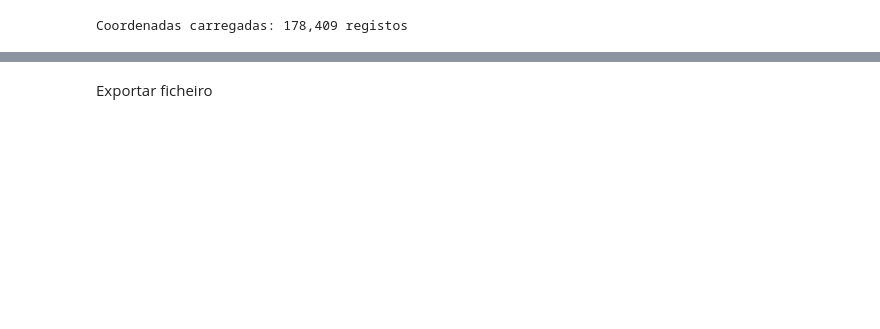
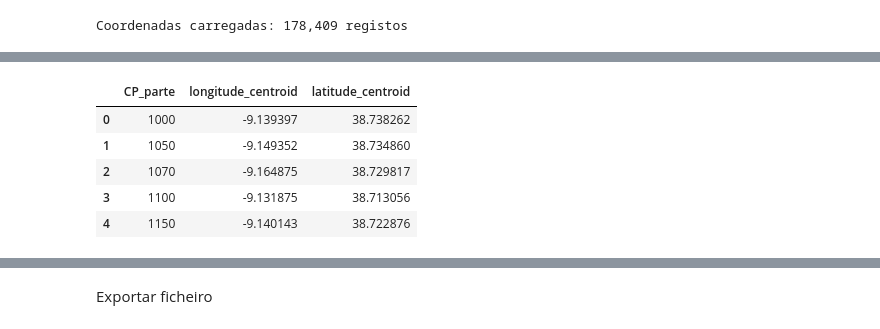
Before and after one commit to ruben-filipe-rocha/Salvesen, a Jupyter notebook: 02.Finance/01_Fin_PBI_inform_27_v2.ipynb, the cells around one changed output, grey strips where cells are left out. Drawn from its saved outputs; the diff is of its cells as text; code cells hidden in the pictures; blank space fills up the shorter version.

```diff
--- a/02.Finance/01_Fin_PBI_inform_27_v2.ipynb
+++ b/02.Finance/01_Fin_PBI_inform_27_v2.ipynb
@@ -474,38 +350,0 @@ JOIN CSV COORDENADAS
-# %%
-import platform
-
-# Detecção do caminho do ficheiro de coordenadas
-if platform.system() == 'Windows':
-    coords_path = r"C:\Users\LISARR\Documents\python\00.Metadados\CP7COORDS_FORMATADO.CSV"
-elif platform.system() == 'Darwin':
-    coords_path = "/Volumes/RR/DB/CP7COORDS_FORMATADO.CSV"
-else:
-    coords_path = "CP7COORDS_FORMATADO.CSV"
-
-# Ler ficheiro de coordenadas
-coords = pd.read_csv(coords_path, sep=';', encoding='utf-8')
-
-# Converter coordenadas de vírgula para ponto
-coords['POINT_X'] = coords['POINT_X'].str.replace(',', '.').astype(float)
-coords['POINT_Y'] = coords['POINT_Y'].str.replace(',', '.').astype(float)
-
-print(f"Coordenadas carregadas: {len(coords):,} registos")
-
-# Preparar dados para origem
-coords_origem = coords[['CP', 'POINT_X', 'POINT_Y']].copy()
-coords_origem.columns = ['CPOSTAL', 'longitude_origem', 'latitude_origem']
-
-# Preparar dados para destino
-coords_destino = coords[['CP', 'POINT_X', 'POINT_Y']].copy()
-coords_destino.columns = ['CPOSTAD', 'longitude_destino', 'latitude_destino']
-
-# Join com origem
-df_sel = df_sel.merge(coords_origem, on='CPOSTAL', how='left')
-
-# Join com destino
-df_sel = df_sel.merge(coords_destino, on='CPOSTAD', how='left')
-
-print(f"\n✓ Coordenadas adicionadas a df_sel")
-print(f"Linhas com coordenadas origem: {df_sel['latitude_origem'].notna().sum():,}")
-print(f"Linhas com coordenadas destino: {df_sel['latitude_destino'].notna().sum():,}")
-print(f"Total colunas: {len(df_sel.columns)}")
@@ -686,0 +351,14 @@ Name: km, dtype: float64
+# %%
+# Calcular centroid por primeira parte do CP
+coords['CP_parte'] = coords['CP'].str.split('-').str[0]
+coords_centroid = coords.groupby('CP_parte')[['POINT_X', 'POINT_Y']].mean().reset_index()
+coords_centroid.columns = ['CP_parte', 'longitude_centroid', 'latitude_centroid']
+
+coords_centroid.head()
+# %% [output]
+|  | CP_parte | longitude_centroid | latitude_centroid |
+| 0 | 1000 | -9.139397 | 38.738262 |
+| 1 | 1050 | -9.149352 | 38.734860 |
+| 2 | 1070 | -9.164875 | 38.729817 |
+| 3 | 1100 | -9.131875 | 38.713056 |
+| 4 | 1150 | -9.140143 | 38.722876 |
```
Also changed, not shown: parts of 27 cells of this notebook.
